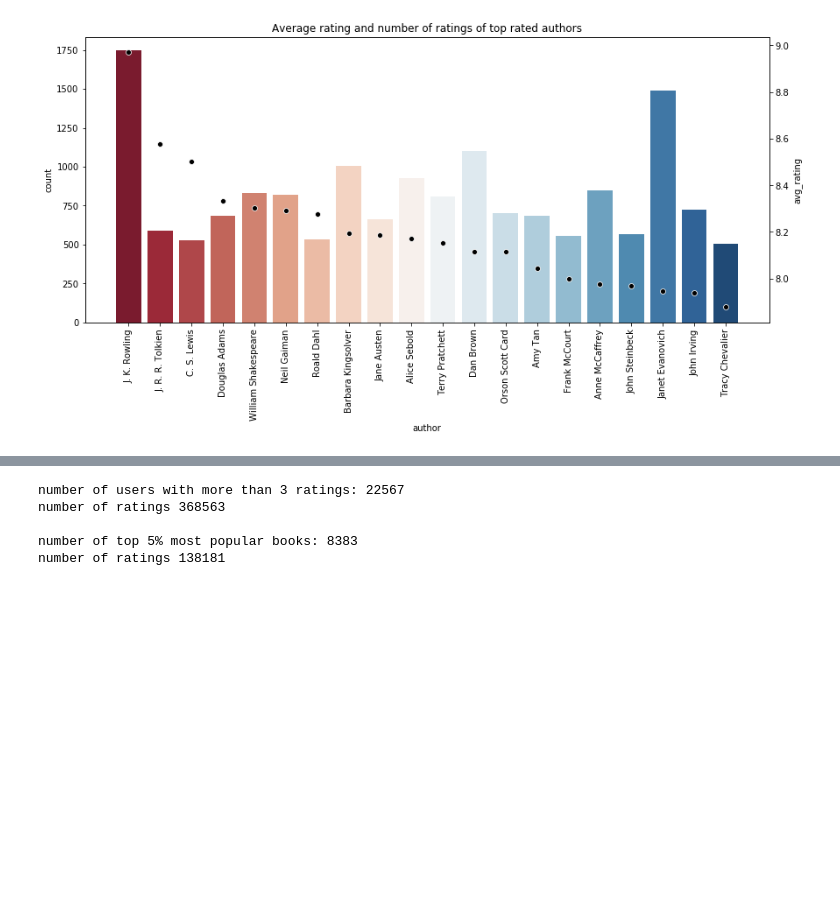
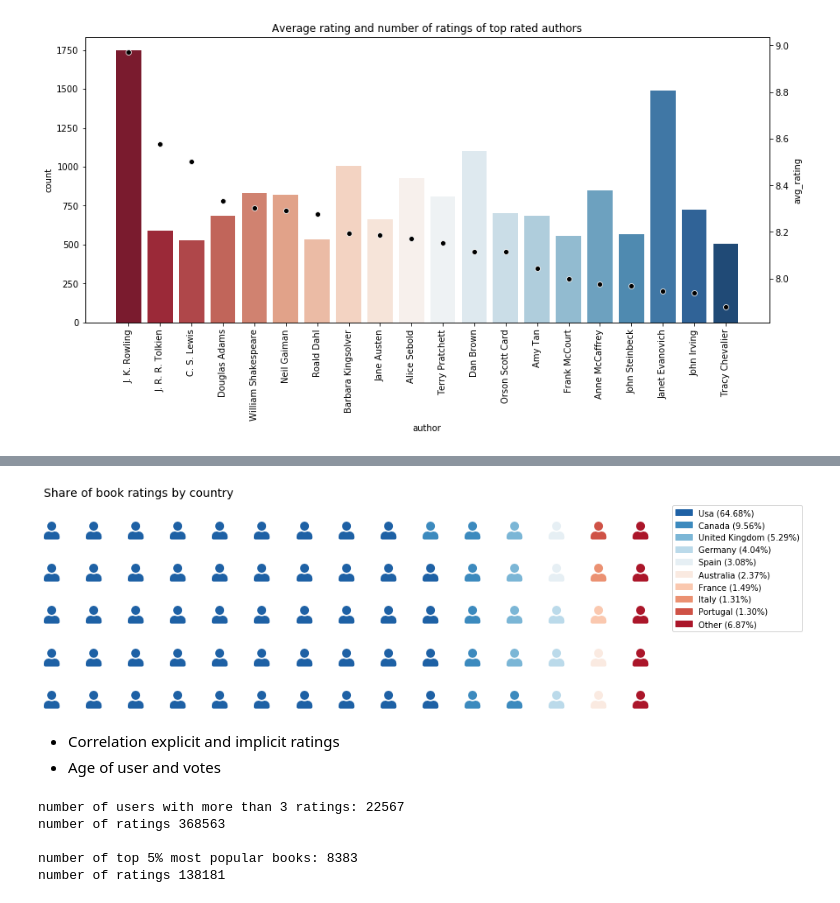
Before and after one commit to klaudia-nazarko/collaborative-filtering-python, a Jupyter notebook: intro.ipynb, the cells around one changed output, grey strips where cells are left out. Saved outputs shown, nothing was run; the diff lists cells and outputs as text; code cells hidden in the pictures; blank space fills up the shorter version.

```diff
--- a/intro.ipynb
+++ b/intro.ipynb
@@ -100,3 +175,40 @@ f.draw_top_chart(authors_top_rated, 'author', ['count', 'avg_rating'], 'Average
+# %%
+df_users_country = df_ratings_u['country'].value_counts(normalize=True).reset_index()
+df_users_country.columns = ['country', 'share']
+df_users_country.loc[df_users_country['share']<0.01] = 'Other', df_users_country[df_users_country['share']<0.01]['share'].sum()
+df_users_country.drop_duplicates(inplace=True)
+# %%
+waffle_data = df_users_country.set_index('country').T.to_dict('records')[0]
+
+fig = plt.figure(
+        FigureClass = Waffle,
+        figsize = (18,4),
+        rows = 5,
+        columns = 15,
+        values = waffle_data,
+        labels = ["%s (%.2f%%)" % (k, v*100) for k, v in waffle_data.items()],
+        legend = {
+            'loc': 'upper left',
+            'bbox_to_anchor': (1, 1)
+        },
+        colors = sns.color_palette("RdBu_r", 10).as_hex(),
+        icons = 'user',
+        font_size = 22,
+        title = {
+            'label': 'Share of book ratings by country',
+            'loc': 'left',
+            'fontdict': {
+                'fontsize': 14
+            }
+        }
+)
+
+plt.show()
+# %% [output]
+[figure, added]
+# %% [markdown]
+* Correlation explicit and implicit ratings
+* Age of user and votes
 # %%
 user_threshold = 3
 book_threshold = 0.05
```
Also changed, not shown: parts of 20 cells of this notebook, 1 other file.
